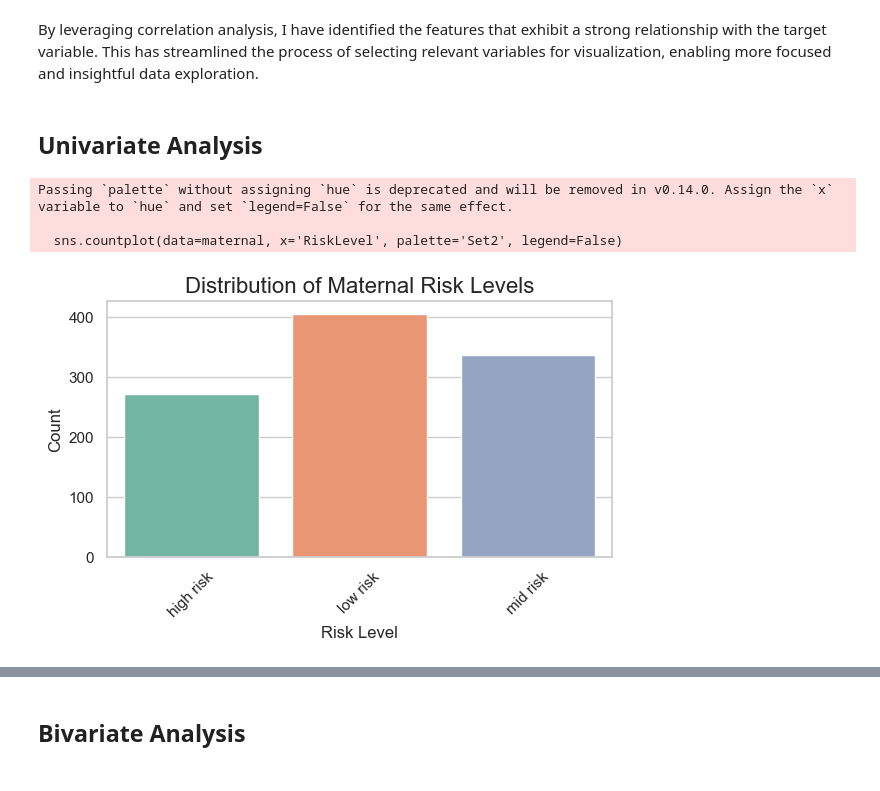
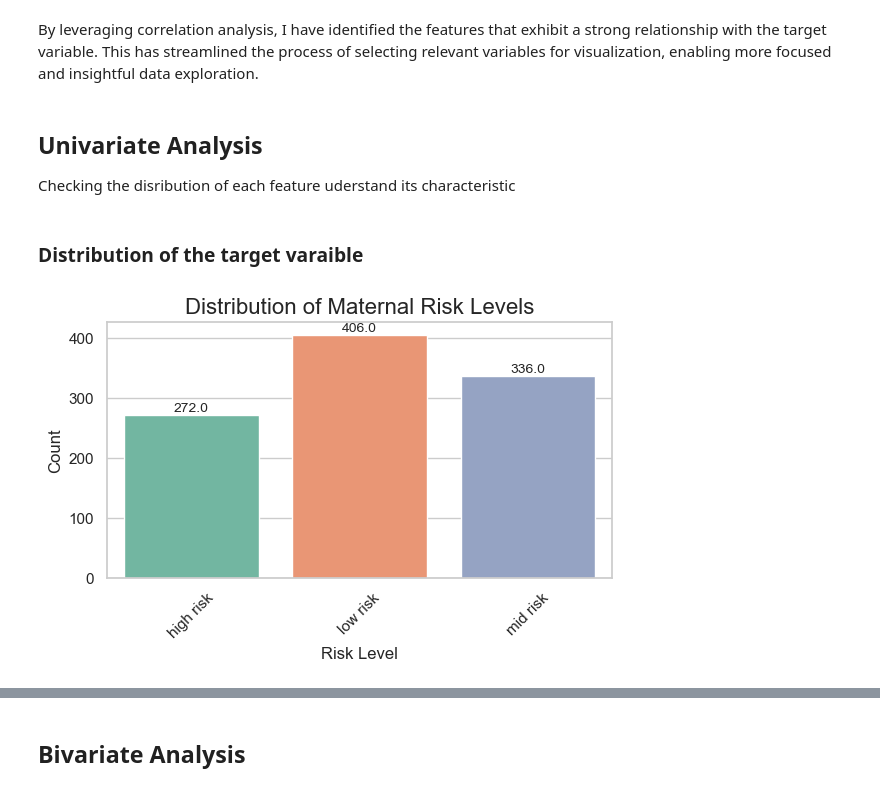
Before and after one commit to ruth-kitasi/Maternal-Health-Risk-ML, a Jupyter notebook: index.ipynb, the cells around one changed output, grey strips where cells are left out. Saved outputs shown, nothing was run; the diff lists cells and outputs as text; code cells hidden in the pictures.

```diff
--- a/index.ipynb
+++ b/index.ipynb
@@ -171,28 +158,38 @@ Name: RiskLevel_numeric, dtype: float64
 By leveraging correlation analysis, I have identified the features that exhibit a strong relationship with the target variable. This has streamlined the process of selecting relevant variables for visualization, enabling more focused and insightful data exploration.
 # %% [markdown]
 ## Univariate Analysis
+
+Checking the disribution of each feature uderstand its characteristic
+# %% [markdown]
+### Distribution of the target varaible
 # %%
 import matplotlib.pyplot as plt
 import seaborn as sns
+import warnings
+warnings.filterwarnings("ignore")  # This will ignore all warnings
 
-# Set plot style
 sns.set(style="whitegrid")
 
 # Plot value counts of RiskLevel
 plt.figure(figsize=(6, 4))
-sns.countplot(data=maternal, x='RiskLevel', palette='Set2', legend=False)
+ax = sns.countplot(data=maternal, x='RiskLevel', hue='RiskLevel',
+                   palette='Set2', legend=False)
 
 # Add labels and title
 plt.title('Distribution of Maternal Risk Levels', fontsize=16)
 plt.xlabel('Risk Level', fontsize=12)
 plt.ylabel('Count', fontsize=12)
 plt.xticks(rotation=45)
+
+# Add data labels
+for p in ax.patches:
+    ax.annotate(f'{p.get_height()}',
+                (p.get_x() + p.get_width() / 2., p.get_height()),
+                ha='center',
+                va='bottom',
+                fontsize=10)
+
 plt.tight_layout()
-
-# Show plot
 plt.show()
 # %% [output]
-Passing `palette` without assigning `hue` is deprecated and will be removed in v0.14.0. Assign the `x` variable to `hue` and set `legend=False` for the same effect.
-
-  sns.countplot(data=maternal, x='RiskLevel', palette='Set2', legend=False)
-[figure, old version]
+[figure, new version]
```
Also changed, not shown: parts of 35 cells of this notebook.
